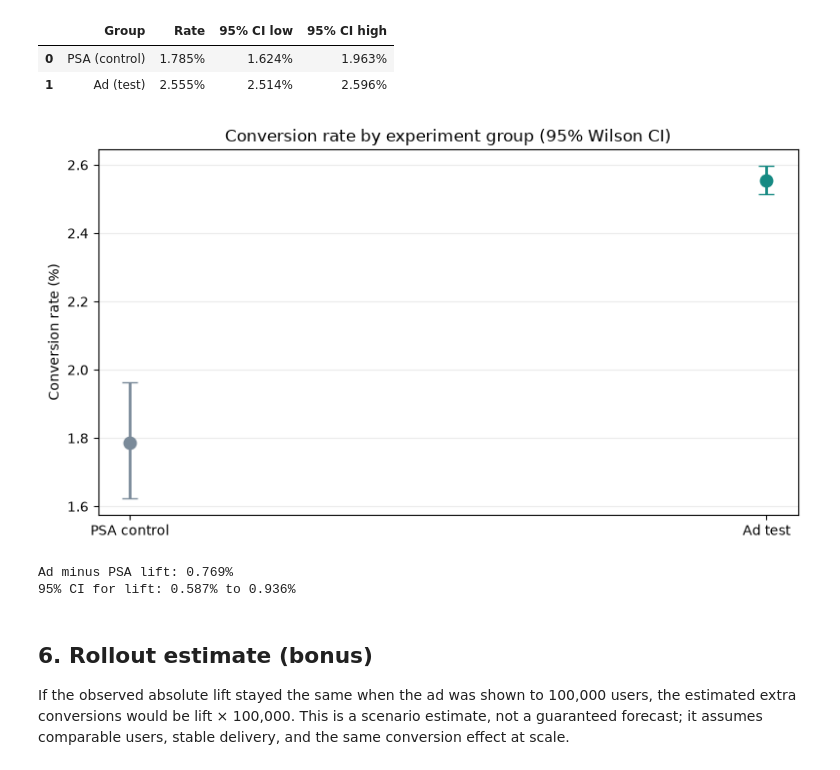
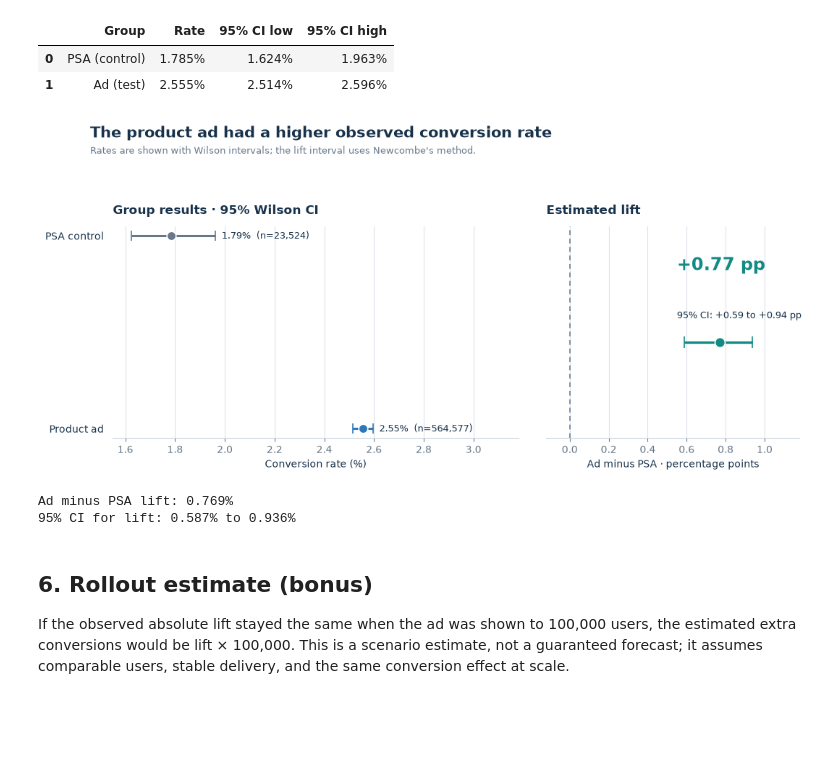
Before and after one commit to fawzy-911/elevvo-data-analytics-portfolio, a Jupyter notebook: Task 10 Marketing Campaign AB Analysis/Task_10_Marketing_AB_Analysis.ipynb, the cells around one changed output. Saved outputs shown, nothing was run; the diff lists cells and outputs as text; code cells hidden in the pictures; blank space fills up the shorter version.

Commit message:
Improve Task 10 experiment visualization and README

```diff
--- a/Task 10 Marketing Campaign AB Analysis/Task_10_Marketing_AB_Analysis.ipynb
+++ b/Task 10 Marketing Campaign AB Analysis/Task_10_Marketing_AB_Analysis.ipynb
@@ -127,25 +127,82 @@ ci_table.style.format({"Rate":"{:.3%}", "95% CI low":"{:.3%}", "95% CI high":"{:
 | 0 | PSA (control) | 1.785% | 1.624% | 1.963% |
 | 1 | Ad (test) | 2.555% | 2.514% | 2.596% |
 # %%
-fig, ax = plt.subplots(figsize=(8, 4.5))
-labels = ["PSA control", "Ad test"]
-rates = [control_rate, ad_rate]
-intervals = [psa_ci, ad_ci]
-colors = ["#7A8A99", "#168A83"]
-for i, (rate, ci, color) in enumerate(zip(rates, intervals, colors)):
-    ax.errorbar(i, rate*100, yerr=[[ (rate-ci[0])*100 ], [ (ci[1]-rate)*100 ]],
-                fmt="o", markersize=9, capsize=6, color=color, linewidth=2)
-ax.set_xticks([0, 1], labels)
-ax.set_ylabel("Conversion rate (%)")
-ax.set_title("Conversion rate by experiment group (95% Wilson CI)")
-ax.grid(axis="y", alpha=.25)
-plt.tight_layout()
+fig, (ax_rate, ax_lift) = plt.subplots(
+    1, 2, figsize=(11, 4.8), gridspec_kw={"width_ratios": [1.6, 1]}
+)
+
+navy = "#18324B"
+blue = "#2C78B8"
+teal = "#138A83"
+muted = "#66788A"
+
+# Compare each group's conversion rate and its 95% Wilson interval.
+groups = [
+    ("PSA control", control_rate, psa_ci, int(summary.loc["psa", "users"]), muted),
+    ("Product ad", ad_rate, ad_ci, int(summary.loc["ad", "users"]), blue),
+]
+for y, (label, rate, ci, n_users, color) in enumerate(groups):
+    ax_rate.errorbar(
+        rate * 100, y,
+        xerr=[[(rate - ci[0]) * 100], [(ci[1] - rate) * 100]],
+        fmt="o", markersize=9, capsize=5, color=color, linewidth=2.2,
+        markeredgecolor="white", markeredgewidth=1.2, zorder=3
+    )
+    ax_rate.text(
+        ci[1] * 100 + 0.025, y, f"{rate:.2%}  (n={n_users:,})",
+        va="center", ha="left", fontsize=9, color=navy
+    )
+
+ax_rate.set_yticks([0, 1], ["PSA control", "Product ad"])
+ax_rate.invert_yaxis()
+ax_rate.set_xlim(1.55, 3.18)
+ax_rate.set_xlabel("Conversion rate (%)", color=navy)
+ax_rate.set_title("Group results · 95% Wilson CI", loc="left", color=navy, weight="bold", pad=12)
+ax_rate.grid(axis="x", color="#DCE4EB", linewidth=0.8)
+ax_rate.set_axisbelow(True)
+for spine in ["top", "right", "left"]:
+    ax_rate.spines[spine].set_visible(False)
+ax_rate.spines["bottom"].set_color("#CBD5DF")
+ax_rate.tick_params(axis="y", length=0, colors=navy, pad=9)
+ax_rate.tick_params(axis="x", colors=muted)
+
+# Show the treatment effect directly; zero marks no difference.
+lift_pp = absolute_lift * 100
+lo_pp = lo * 100
+hi_pp = hi * 100
+ax_lift.axvline(0, color=muted, linewidth=1.2, linestyle=(0, (4, 3)))
+ax_lift.errorbar(
+    lift_pp, 0,
+    xerr=[[(lift_pp - lo_pp)], [(hi_pp - lift_pp)]],
+    fmt="o", markersize=10, capsize=6, color=teal, linewidth=2.4,
+    markeredgecolor="white", markeredgewidth=1.2, zorder=3
+)
+ax_lift.text(0.55, 0.36, f"+{lift_pp:.2f} pp", color=teal, fontsize=17, weight="bold")
+ax_lift.text(0.55, 0.12, f"95% CI: +{lo_pp:.2f} to +{hi_pp:.2f} pp", color=navy, fontsize=9)
+ax_lift.set_xlim(-0.12, 1.18)
+ax_lift.set_ylim(-0.48, 0.58)
+ax_lift.set_yticks([])
+ax_lift.set_xlabel("Ad minus PSA · percentage points", color=navy)
+ax_lift.set_title("Estimated lift", loc="left", color=navy, weight="bold", pad=12)
+ax_lift.grid(axis="x", color="#DCE4EB", linewidth=0.8)
+ax_lift.set_axisbelow(True)
+for spine in ["top", "right", "left"]:
+    ax_lift.spines[spine].set_visible(False)
+ax_lift.spines["bottom"].set_color("#CBD5DF")
+ax_lift.tick_params(axis="x", colors=muted)
+
+fig.suptitle("The product ad had a higher observed conversion rate", x=0.07, ha="left", y=1.02,
+             fontsize=15, color=navy, weight="bold")
+fig.text(0.07, 0.94, "Rates are shown with Wilson intervals; the lift interval uses Newcombe's method.",
+         fontsize=9, color=muted)
+fig.patch.set_facecolor("white")
+plt.tight_layout(rect=[0, 0, 1, 0.90], w_pad=2.8)
 plt.show()
 
 print(f"Ad minus PSA lift: {absolute_lift:.3%}")
 print(f"95% CI for lift: {lo:.3%} to {hi:.3%}")
 # %% [output]
-[figure, old version]
+[figure, new version]
 Ad minus PSA lift: 0.769%
 95% CI for lift: 0.587% to 0.936%
 # %% [markdown]
```
Also changed, not shown: 2 other files.
